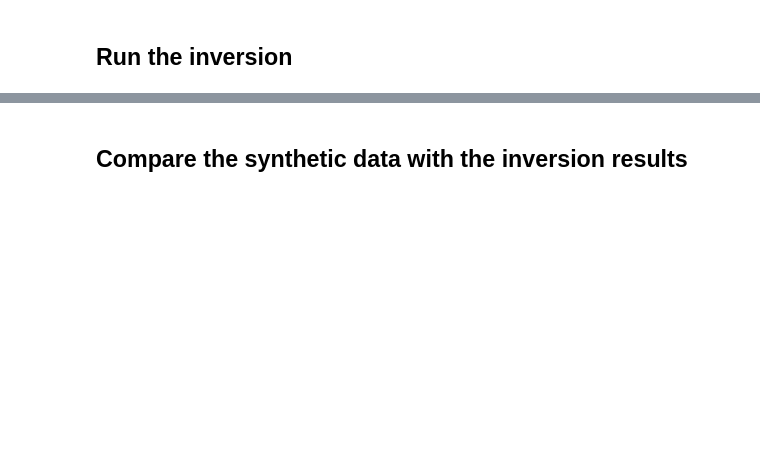
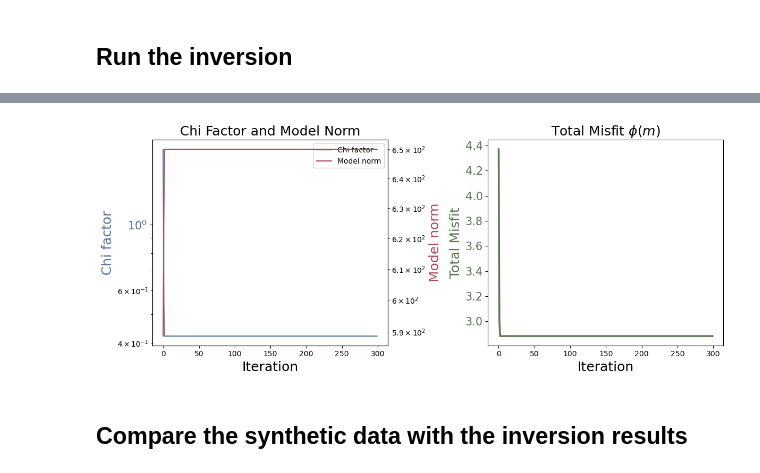
Before and after one commit to VianWan/noiseba, a Jupyter notebook: examples/inversion_demo.ipynb, the cells around one changed output, grey strips where cells are left out. Cells and saved outputs as stored; diff of their text form; code cells hidden in the pictures; blank space fills up the shorter version.

```diff
--- a/examples/inversion_demo.ipynb
+++ b/examples/inversion_demo.ipynb
@@ -80,3 +191,44 @@ inv.run(model)
+# %%
+fig, (ax1, ax2) = plt.subplots(1, 2, figsize=(12, 5))
+
+# --- Left subplot: Chi factor (log scale) and Model norm (exp scale) ---
+# Chi factor on left Y-axis
+color_chi = "#5272a3"  # deeper blue-gray
+ax1.semilogy(inv.chi_factor_history(), color=color_chi, label='Chi factor')
+ax1.set_ylabel('Chi factor', color=color_chi, fontsize=18)
+ax1.tick_params(axis='y', labelcolor=color_chi, labelsize=15)
+
+# Model norm on right Y-axis
+ax1b = ax1.twinx()
+color_norm = '#b04a5a'  # deeper rose red
+ax1b.semilogy(np.exp(inv.model_norm_history()), color=color_norm, label='Model norm')
+ax1b.set_ylabel('Model norm', color=color_norm, fontsize=18)
+ax1b.tick_params(axis='y', labelcolor=color_norm, labelsize=15)
+ax1.set_xlabel('Iteration', fontsize=18)
+
+# Merge legends from both axes
+lines1, labels1 = ax1.get_legend_handles_labels()
+lines2, labels2 = ax1b.get_legend_handles_labels()
+ax1.legend(lines1 + lines2, labels1 + labels2, loc='upper right')
+
+# Title for subplot
+ax1.set_title('Chi Factor and Model Norm', fontsize=18)
+
+
+# --- Right subplot: Total misfit history ---
+misfit_color= '#5b7553'  # deeper olive green
+total_misfit = inv.total_misfit_history()
+ax2.plot(total_misfit, color=misfit_color, linewidth=2.5)
+ax2.set_xlabel('Iteration', fontsize=18)
+ax2.set_ylabel('Total Misfit', fontsize=18, color=misfit_color)
+ax2.tick_params(axis='y', labelcolor=misfit_color, labelsize=15)
+ax2.set_title(r'Total Misfit $\phi(m)$', fontsize=18)
+# ax2.grid(True, linestyle='--', alpha=0.3)
+
+plt.tight_layout()
+plt.show()
+# %% [output]
+[figure, added]
 # %% [markdown]
 ## Compare the synthetic data with the inversion results
 # %%
```
Also changed, not shown: parts of 14 cells of this notebook, 11 other files.
